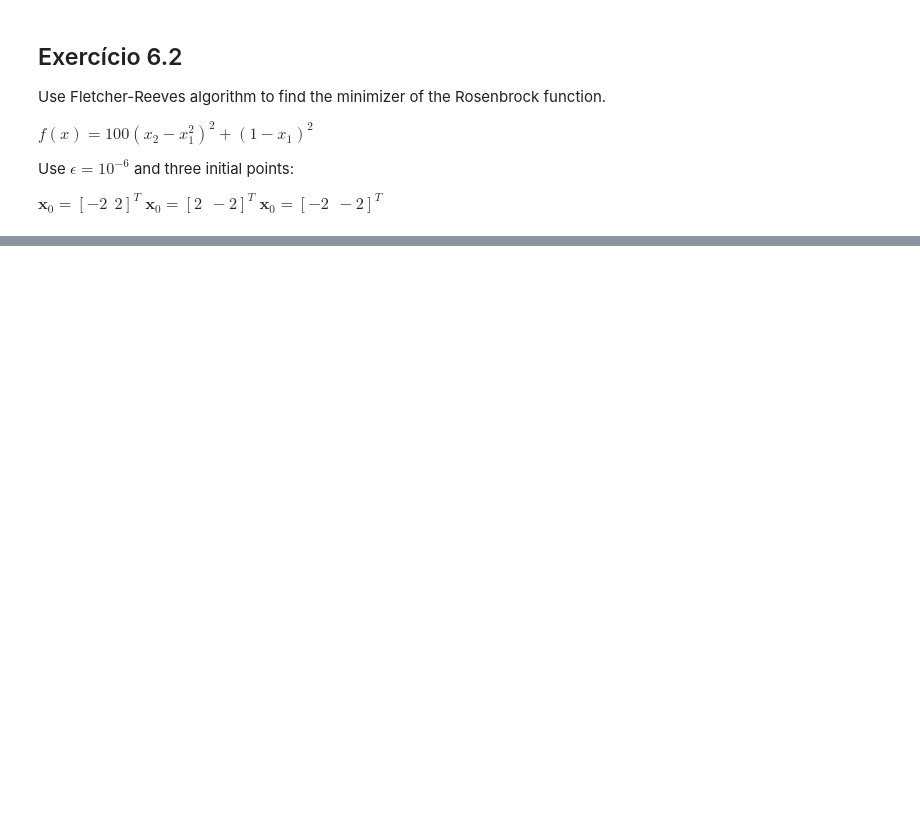
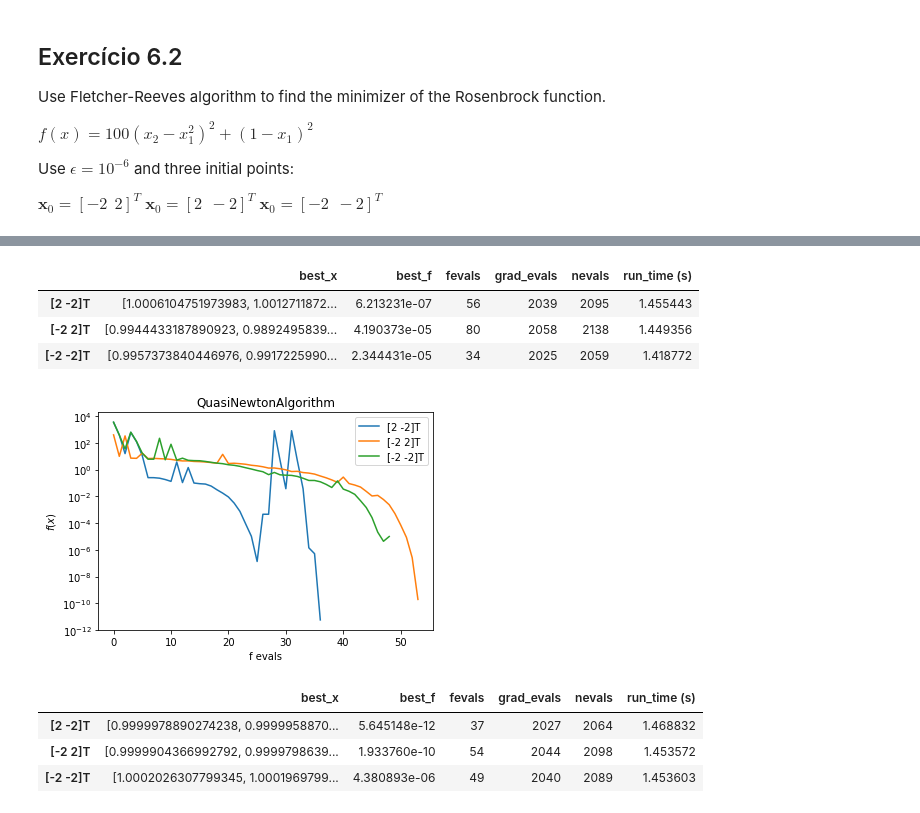
Before and after one commit to crucis/ConvexOptimization, a Jupyter notebook: Exercises/Lista3/Lista 3.ipynb, the cells around one changed output, grey strips where cells are left out. Saved outputs shown, nothing was run; the diff lists cells and outputs as text; code cells hidden in the pictures; blank space fills up the shorter version.

```diff
--- a/Exercises/Lista3/Lista 3.ipynb
+++ b/Exercises/Lista3/Lista 3.ipynb
@@ -88,0 +162,18 @@ solution_62[['best_f', 'fevals', 'grad_evals', 'nevals', 'run_time (s)']]
+# %%
+solution_77_DFP[['best_x', 'best_f', 'fevals', 'grad_evals', 'nevals', 'run_time (s)']]
+# %% [output]
+|  | best_x | best_f | fevals | grad_evals | nevals | run_time (s) |
+| [2 -2]T | [1.0006104751973983, 1.0012711872... | 6.213231e-07 | 56 | 2039 | 2095 | 1.455443 |
+| [-2 2]T | [0.9944433187890923, 0.9892495839... | 4.190373e-05 | 80 | 2058 | 2138 | 1.449356 |
+| [-2 -2]T | [0.9957373840446976, 0.9917225990... | 2.344431e-05 | 34 | 2025 | 2059 | 1.418772 |
+# %%
+solution_77_BFGS = run_exercise(rosenbrock, QuasiNewtonAlgorithm, formula='BFGS')
+# %% [output]
+[figure, added]
+# %%
+solution_77_BFGS[['best_x', 'best_f', 'fevals', 'grad_evals', 'nevals', 'run_time (s)']]
+# %% [output]
+|  | best_x | best_f | fevals | grad_evals | nevals | run_time (s) |
+| [2 -2]T | [0.9999978890274238, 0.9999958870... | 5.645148e-12 | 37 | 2027 | 2064 | 1.468832 |
+| [-2 2]T | [0.9999904366992792, 0.9999798639... | 1.933760e-10 | 54 | 2044 | 2098 | 1.453572 |
+| [-2 -2]T | [1.0002026307799345, 1.0001969799... | 4.380893e-06 | 49 | 2040 | 2089 | 1.453603 |
```
Also changed, not shown: parts of 14 cells of this notebook, 1 other file.
